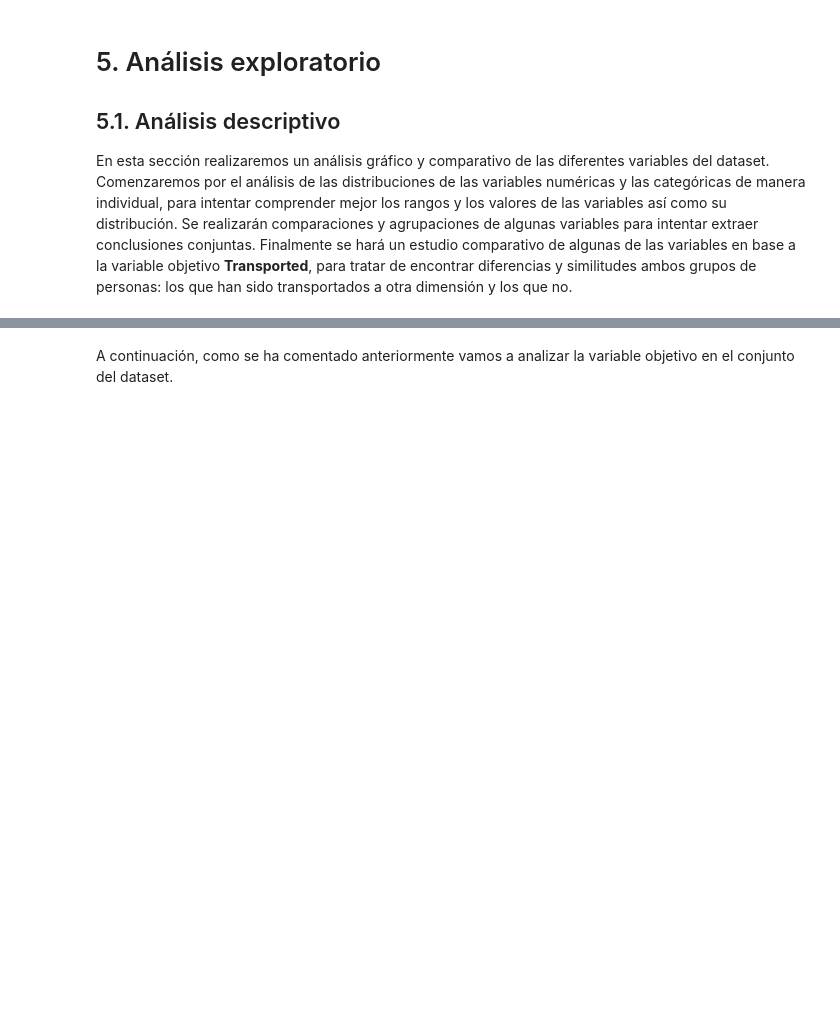
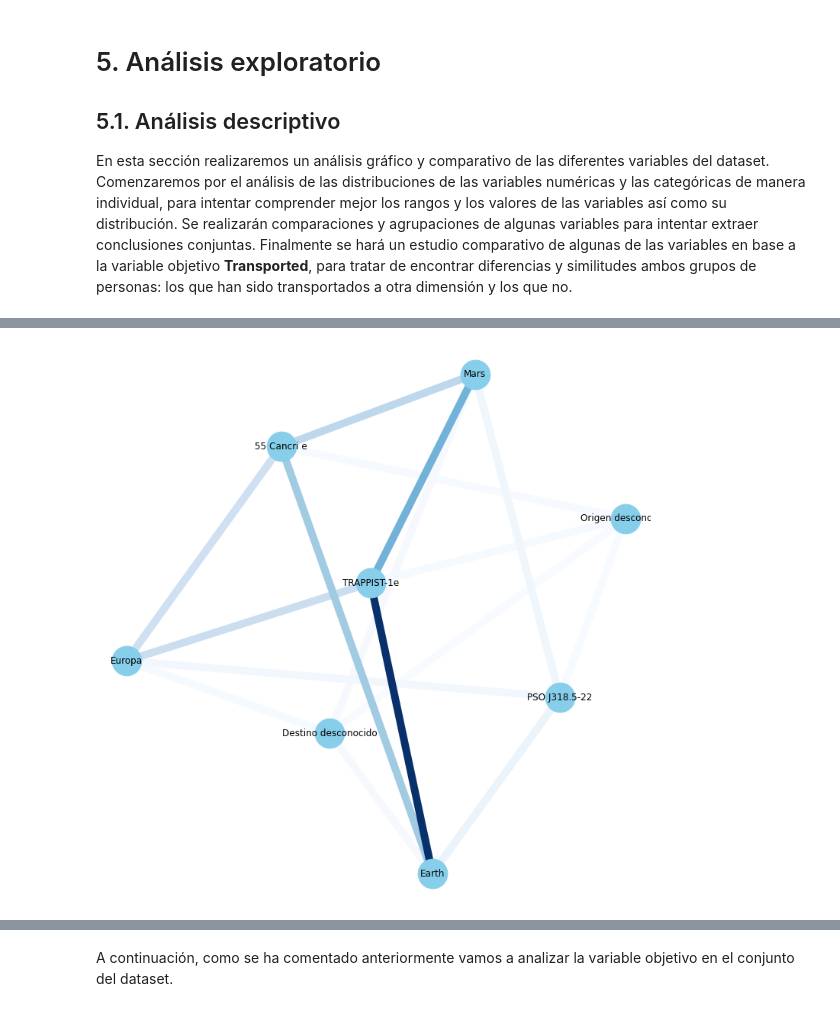
Before and after one commit to aliciacg7/spaceship-titanic-eda, a Jupyter notebook: spaceship-eda.ipynb, the cells around one changed output, grey strips where cells are left out. Cells and saved outputs as stored; diff of their text form; code cells hidden in the pictures; blank space fills up the shorter version.

```diff
--- a/spaceship-eda.ipynb
+++ b/spaceship-eda.ipynb
@@ -252,0 +293,16 @@ Name: HomePlanet, dtype: int64
+# %%
+df = titanic[['HomePlanet', 'Destination']]
+
+destination_graph=df.value_counts().reset_index()
+destination_graph.columns = ['HomePlanet', 'Destination', 'Total']
+#destination_graph['Type'] = np.where(destination_graph['HomePlanet']== '[]', True, False)
+destination_graph=destination_graph.sort_values(by=['Total'])
+# %%
+plt.figure(3,figsize=(10,10))
+
+G=nx.from_pandas_edgelist(destination_graph, 'HomePlanet', 'Destination', create_using=nx.Graph() )
+
+nx.draw(G, with_labels=True, node_color='skyblue', node_size=1500, edge_color=destination_graph['Total'], width=10.0, edge_cmap=plt.cm.Blues)
+plt.show()
+# %% [output]
+[figure, added]
```
Also changed, not shown: parts of 16 cells of this notebook.
